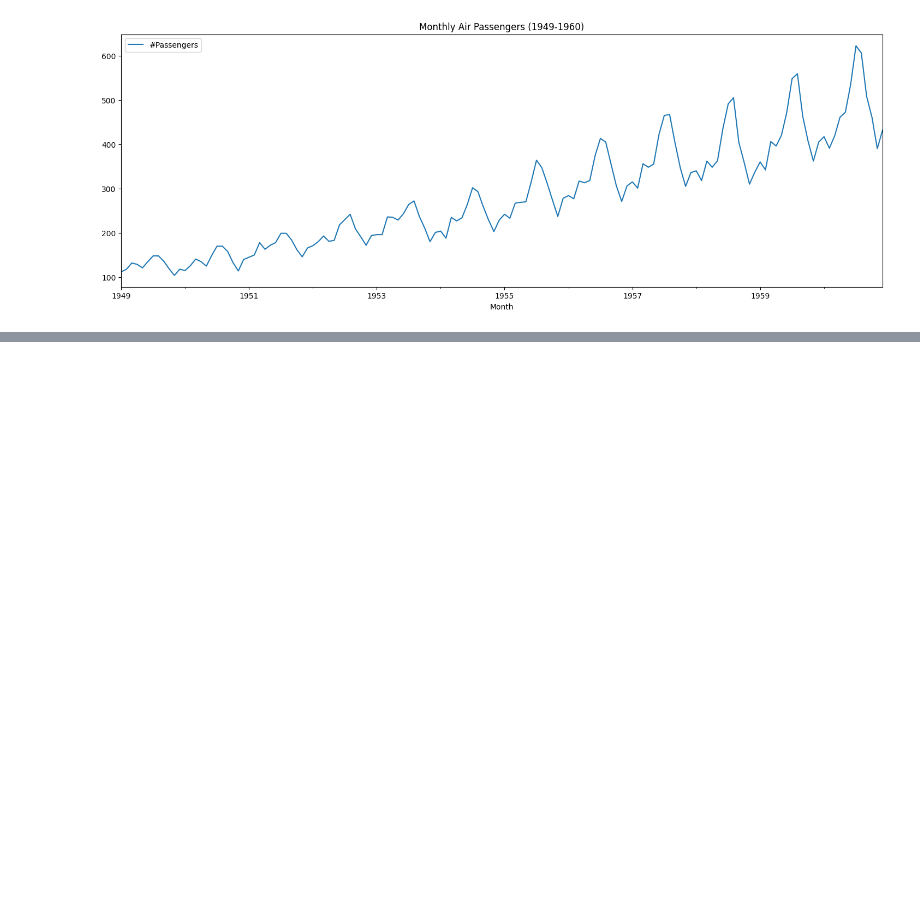
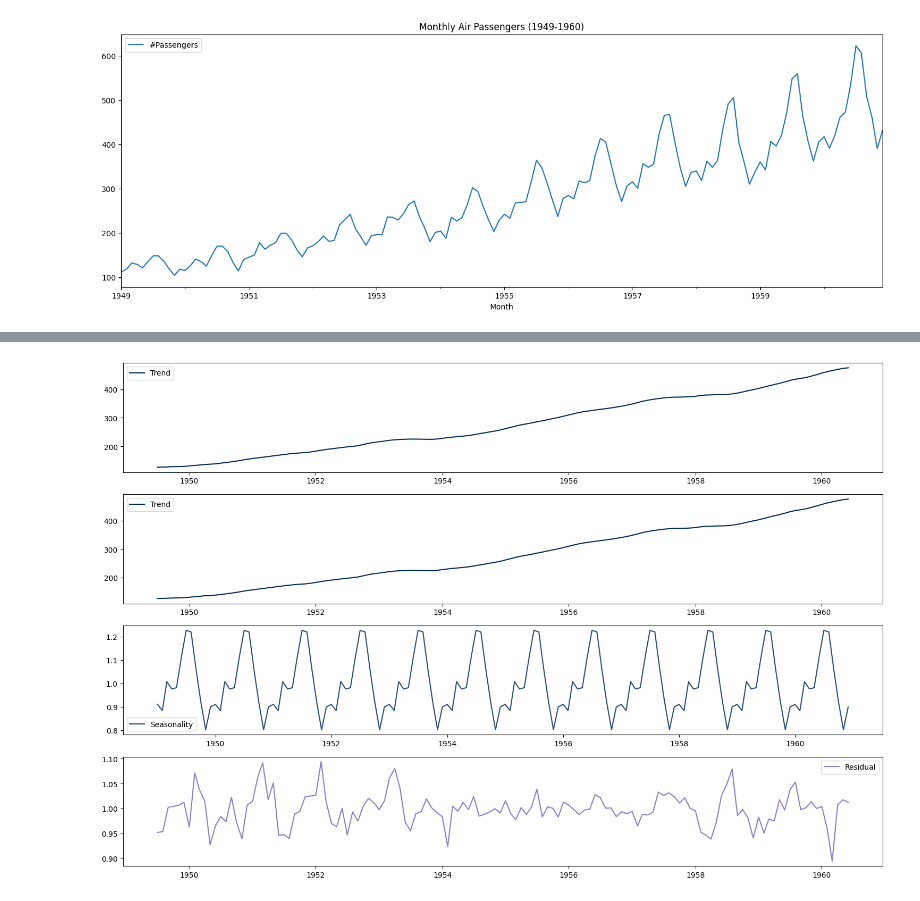
Before and after one commit to AyushDevadiga1/Machine-Learning, a Jupyter notebook: TimeSeriesAnalysisIntroduction.ipynb, the cells around one changed output, grey strips where cells are left out. Saved outputs shown, nothing was run; the diff lists cells and outputs as text; code cells hidden in the pictures; blank space fills up the shorter version.

```diff
--- a/TimeSeriesAnalysisIntroduction.ipynb
+++ b/TimeSeriesAnalysisIntroduction.ipynb
@@ -37,0 +54,27 @@ plt.show()
+# %%
+plt.figure(figsize=(15,10)) # <--  Adjust accordingly for better analysis
+
+# Actual graph
+plt.subplot(411)
+plt.plot(decomposed_df.trend,label='Trend',color="#002B55")
+plt.legend(loc='best')
+
+# Analysis of the trend
+plt.subplot(412)
+plt.plot(decomposed_df.trend,label='Trend',color="#002B55")
+plt.legend(loc='best')
+
+# Analysis of the Seasonality
+plt.subplot(413)
+plt.plot(decomposed_df.seasonal,label='Seasonality',color="#284D7B")
+plt.legend(loc='best')
+
+# Analysis of the Residual / Noise
+plt.subplot(414)
+plt.plot(decomposed_df.resid,label='Residual',color="#8B7ECB")
+plt.legend(loc='best')
+
+plt.tight_layout()
+plt.show()
+# %% [output]
+[figure, added]
```
Also changed, not shown: parts of 6 cells of this notebook.
